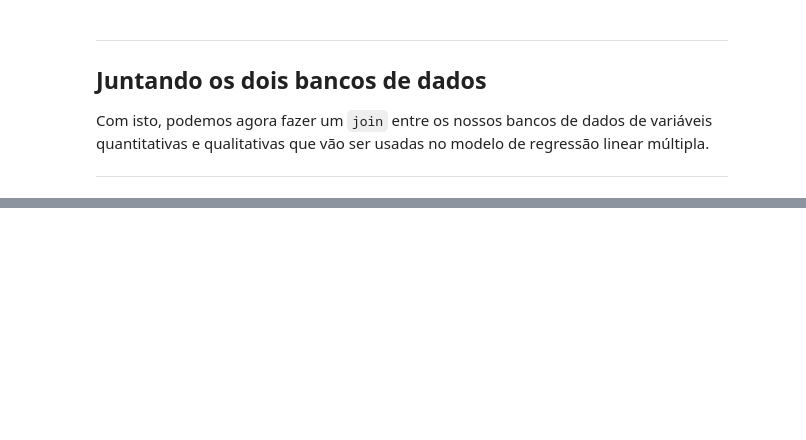
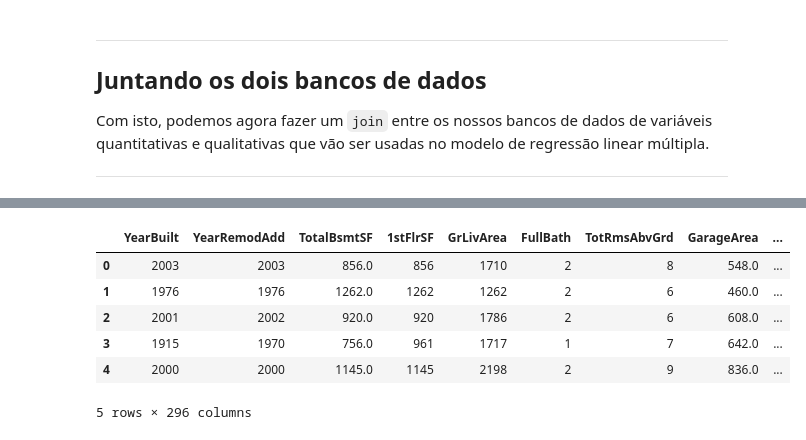
Before and after one commit to barbosarafael/Projetos, a Jupyter notebook: House Prices - Advanced Regression Techniques/notebook_house_prices.ipynb, the cells around one changed output, grey strips where cells are left out. Cells and saved outputs as stored; diff of their text form; code cells hidden in the pictures; blank space fills up the shorter version.

```diff
--- a/House Prices - Advanced Regression Techniques/notebook_house_prices.ipynb
+++ b/House Prices - Advanced Regression Techniques/notebook_house_prices.ipynb
@@ -690,9 +773,9 @@ Agora podemos selecionar somente as variáveis qualitativas do banco de dados de
 
 ---
 # %%
-var_qual_treino = treino.select_dtypes("object")
+banco_geral_qualit = banco_geral.select_dtypes("object")
 
-var_qual_treino.head()
+banco_geral_qualit.head()
 # %% [output]
 |  | MSSubClass | MSZoning | Street | Alley | LotShape | LandContour | Utilities | LotConfig | LandSlope | ... |
 | 0 | 60 | RL | Pave | NaN | Reg | Lvl | AllPub | Inside | Gtl | ... |
@@ -715,0 +797,4 @@ var_qual_treino = pd.get_dummies(var_qual_treino)
+# %%
+banco_geral_qualit = pd.get_dummies(banco_geral_qualit)
+
+banco_geral_qualit.head()
@@ -722,8 +815,8 @@ Com isto, podemos agora fazer um `join` entre os nossos bancos de dados de vari
 
 ---
 # %%
-treino1 = pd.concat([novo_banco, var_qual_treino], axis = 1)
+banco_geral1 = pd.concat([banco_geral_quant, banco_geral_qualit], axis = 1)
 
-treino1.head()
+banco_geral1.head()
 # %% [output]
 |  | YearBuilt | YearRemodAdd | TotalBsmtSF | 1stFlrSF | GrLivArea | FullBath | TotRmsAbvGrd | GarageArea | ... |
@@ -767,0 +839,6 @@ Chegamos aqui e percebemos: "Uai, pq os dados de treino possuem "
+# %%
+treino1 = banco_geral1.iloc[:treino_index]
+
+print("Dimensões do novos dados de treino")
+
+treino1.shape
@@ -767,0 +861,12 @@ Chegamos aqui e percebemos: "Uai, pq os dados de treino possuem "
+# %%
+treino1 = treino1.assign(SalePrice = var_venda)
+
+treino1.head()
+# %% [output]
+|  | YearBuilt | YearRemodAdd | TotalBsmtSF | 1stFlrSF | GrLivArea | FullBath | TotRmsAbvGrd | GarageArea | ... |
+| 0 | 2003 | 2003 | 856.0 | 856 | 1710 | 2 | 8 | 548.0 | ... |
+| 1 | 1976 | 1976 | 1262.0 | 1262 | 1262 | 2 | 6 | 460.0 | ... |
+| 2 | 2001 | 2002 | 920.0 | 920 | 1786 | 2 | 6 | 608.0 | ... |
+| 3 | 1915 | 1970 | 756.0 | 961 | 1717 | 1 | 7 | 642.0 | ... |
+| 4 | 2000 | 2000 | 1145.0 | 1145 | 2198 | 2 | 9 | 836.0 | ... |
+5 rows × 296 columns
```
Also changed, not shown: parts of 31 cells of this notebook.
